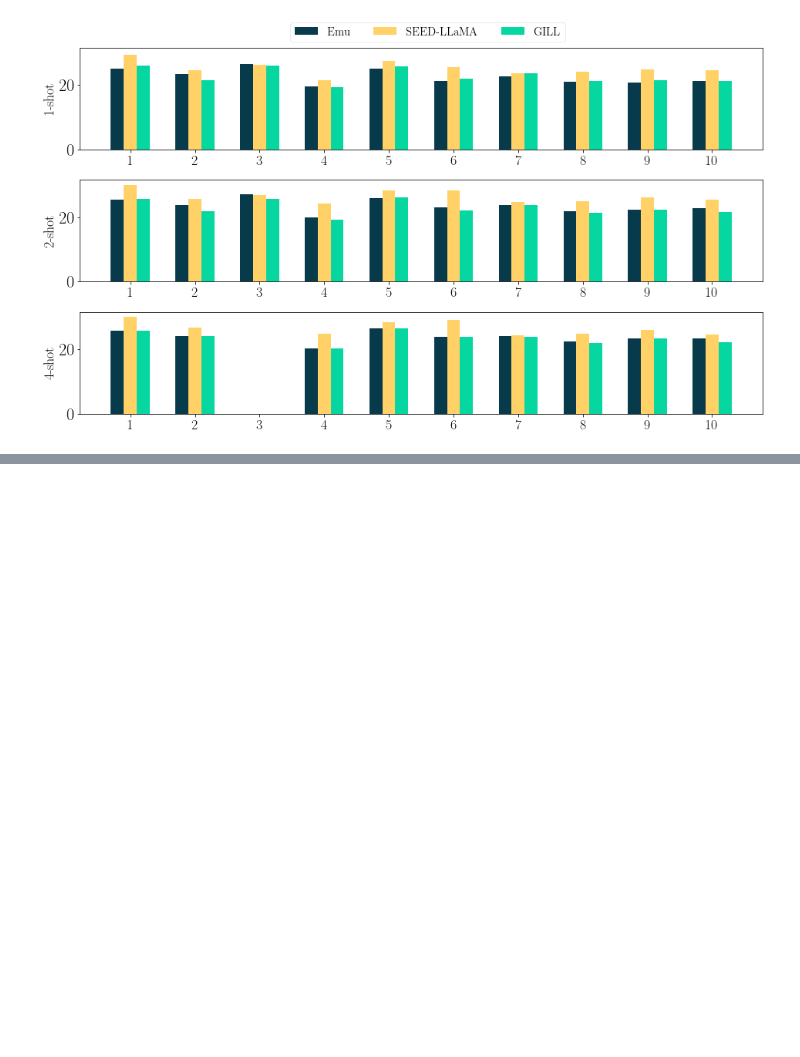
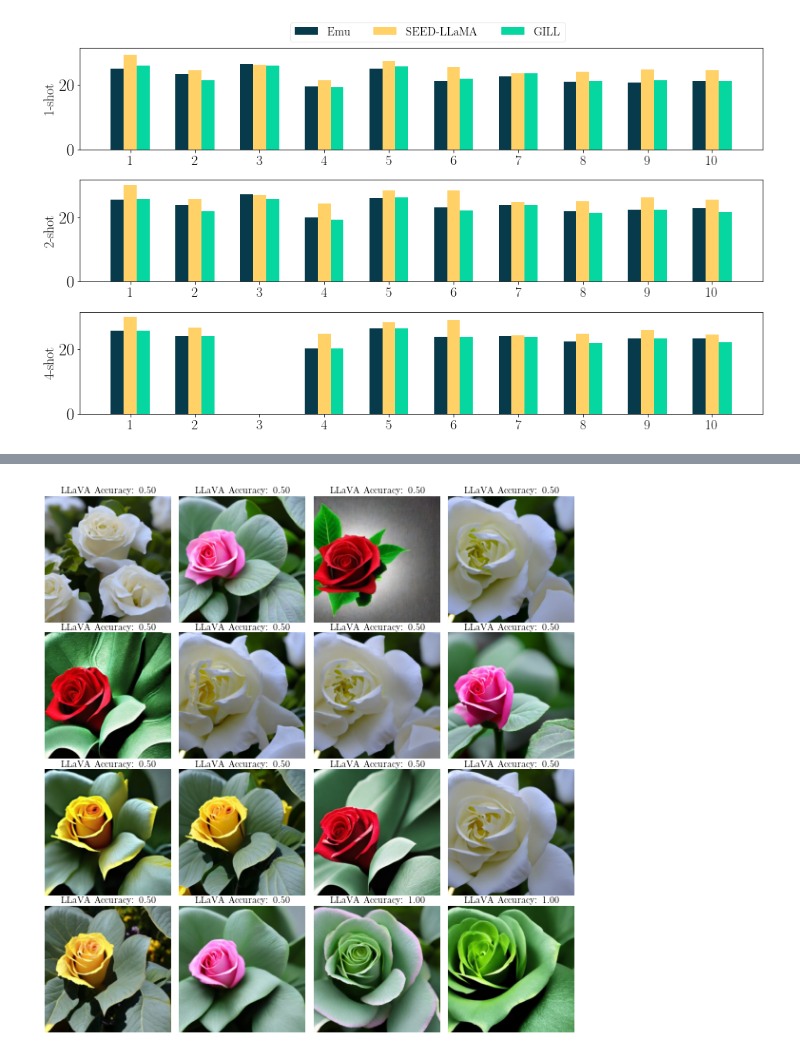
Before and after one commit to UW-Madison-Lee-Lab/CoBSAT, a Jupyter notebook: analysis/results_analysis2.ipynb, the cells around one changed output, grey strips where cells are left out. Saved outputs shown, nothing was run; the diff lists cells and outputs as text; code cells hidden in the pictures; blank space fills up the shorter version.

```diff
--- a/analysis/results_analysis2.ipynb
+++ b/analysis/results_analysis2.ipynb
@@ -179,0 +286,15 @@ plt.imread('/skunk-pod-storage-yzeng58-40wisc-2eedu-pvc/micl/results/gill_result
+# %%
+visualize(
+    model = 'seed',
+    num_shot = 2,
+    latent = 'flower',
+    query = 'green',
+    dataid = 1,
+    metric = 'llava',
+    task_category = 'color_object',
+    task_subcategory = 'color_flower',
+    n_cols = 4,
+    n_rows = 4,
+)
+# %% [output]
+[figure, added]
```
Also changed, not shown: parts of 8 cells of this notebook, 6 other files.
